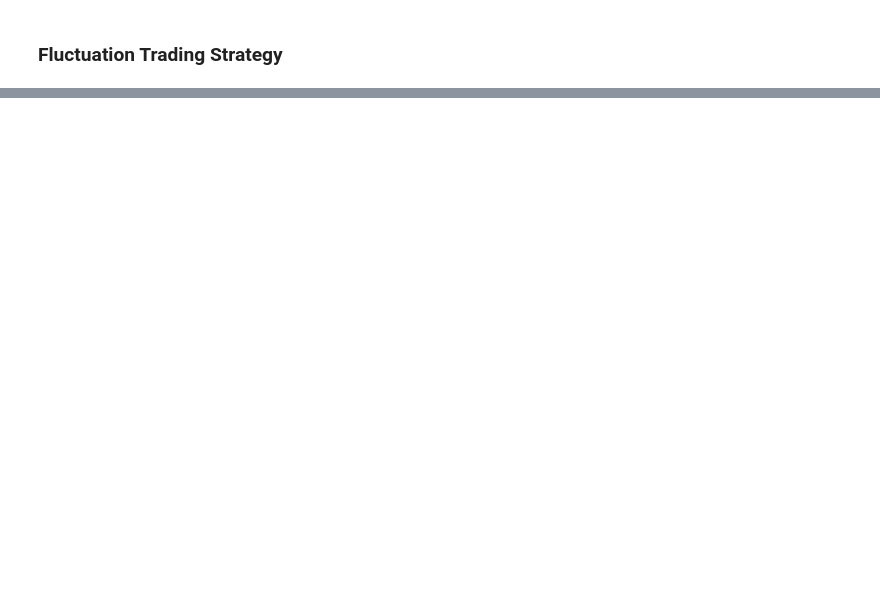
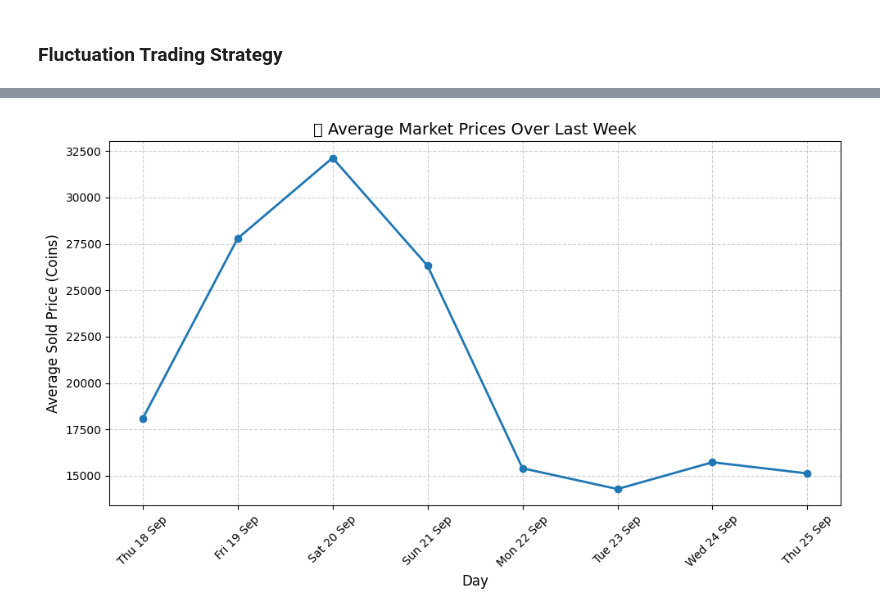
Before and after one commit to Shaninhooo/Data-Driven-Trading-Strategy-Research-on-FIFA-Market, a Jupyter notebook: analysis/fc26_data.ipynb, the cells around one changed output, grey strips where cells are left out. Saved outputs shown, nothing was run; the diff lists cells and outputs as text; code cells hidden in the pictures; blank space fills up the shorter version.

```diff
--- a/analysis/fc26_data.ipynb
+++ b/analysis/fc26_data.ipynb
@@ -343,0 +707,29 @@ plt.show()
+# %%
+# Ensure datetime
+df_26['sale_time'] = pd.to_datetime(df_26['sale_time'])
+
+# Last 7 days only
+last_week = df_26[df_26['sale_time'] > df_26['sale_time'].max() - pd.Timedelta(days=7)]
+
+# Group by day
+daily_avg = last_week.groupby(last_week['sale_time'].dt.date)['sold_price'].mean()
+
+# Plot
+plt.figure(figsize=(10,6))
+plt.plot(daily_avg.index, daily_avg.values, marker='o', linewidth=2)
+
+# Labels
+plt.title("📊 Average Market Prices Over Last Week", fontsize=14)
+plt.xlabel("Day", fontsize=12)
+plt.ylabel("Average Sold Price (Coins)", fontsize=12)
+plt.grid(True, linestyle="--", alpha=0.6)
+
+# Format x-axis: show both date and weekday
+plt.xticks(daily_avg.index,
+           [pd.to_datetime(d).strftime('%a %d %b') for d in daily_avg.index],
+           rotation=45)
+
+plt.tight_layout()
+plt.show()
+# %% [output]
+[figure, added]
```
Also changed, not shown: parts of 15 cells of this notebook, 1 other file.
